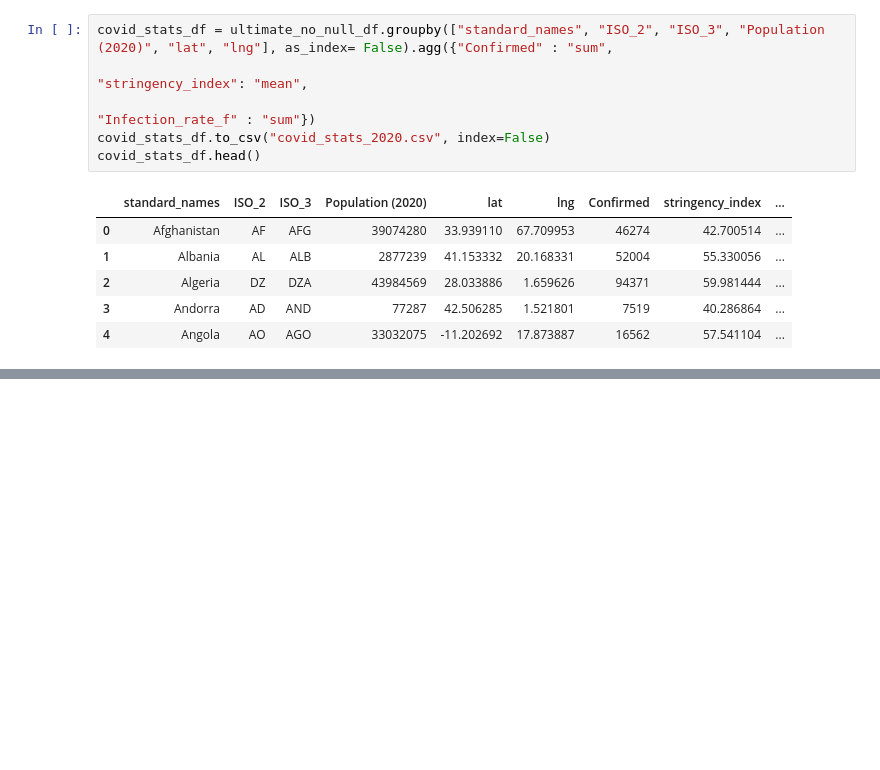
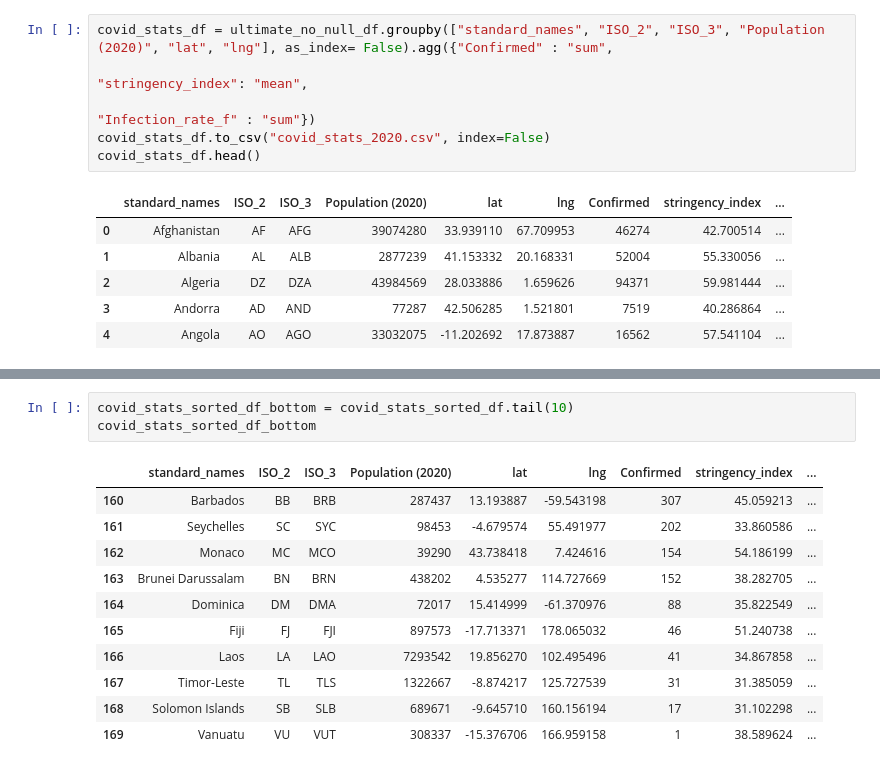
Before and after one commit to mirahmed07/project_covid_global, a Jupyter notebook: covid_global_cleaning.ipynb, the cells around one changed output, grey strips where cells are left out. Drawn from its saved outputs; the diff is of its cells as text; blank space fills up the shorter version.

```diff
--- a/covid_global_cleaning.ipynb
+++ b/covid_global_cleaning.ipynb
@@ -496,0 +549,15 @@ covid_stats_df.head()
+# %%
+covid_stats_sorted_df_bottom = covid_stats_sorted_df.tail(10)
+covid_stats_sorted_df_bottom
+# %% [output]
+|  | standard_names | ISO_2 | ISO_3 | Population (2020) | lat | lng | Confirmed | stringency_index | ... |
+| 160 | Barbados | BB | BRB | 287437 | 13.193887 | -59.543198 | 307 | 45.059213 | ... |
+| 161 | Seychelles | SC | SYC | 98453 | -4.679574 | 55.491977 | 202 | 33.860586 | ... |
+| 162 | Monaco | MC | MCO | 39290 | 43.738418 | 7.424616 | 154 | 54.186199 | ... |
+| 163 | Brunei Darussalam | BN | BRN | 438202 | 4.535277 | 114.727669 | 152 | 38.282705 | ... |
+| 164 | Dominica | DM | DMA | 72017 | 15.414999 | -61.370976 | 88 | 35.822549 | ... |
+| 165 | Fiji | FJ | FJI | 897573 | -17.713371 | 178.065032 | 46 | 51.240738 | ... |
+| 166 | Laos | LA | LAO | 7293542 | 19.856270 | 102.495496 | 41 | 34.867858 | ... |
+| 167 | Timor-Leste | TL | TLS | 1322667 | -8.874217 | 125.727539 | 31 | 31.385059 | ... |
+| 168 | Solomon Islands | SB | SLB | 689671 | -9.645710 | 160.156194 | 17 | 31.102298 | ... |
+| 169 | Vanuatu | VU | VUT | 308337 | -15.376706 | 166.959158 | 1 | 38.589624 | ... |
```
Also changed, not shown: parts of 8 cells of this notebook, 4 other files.
